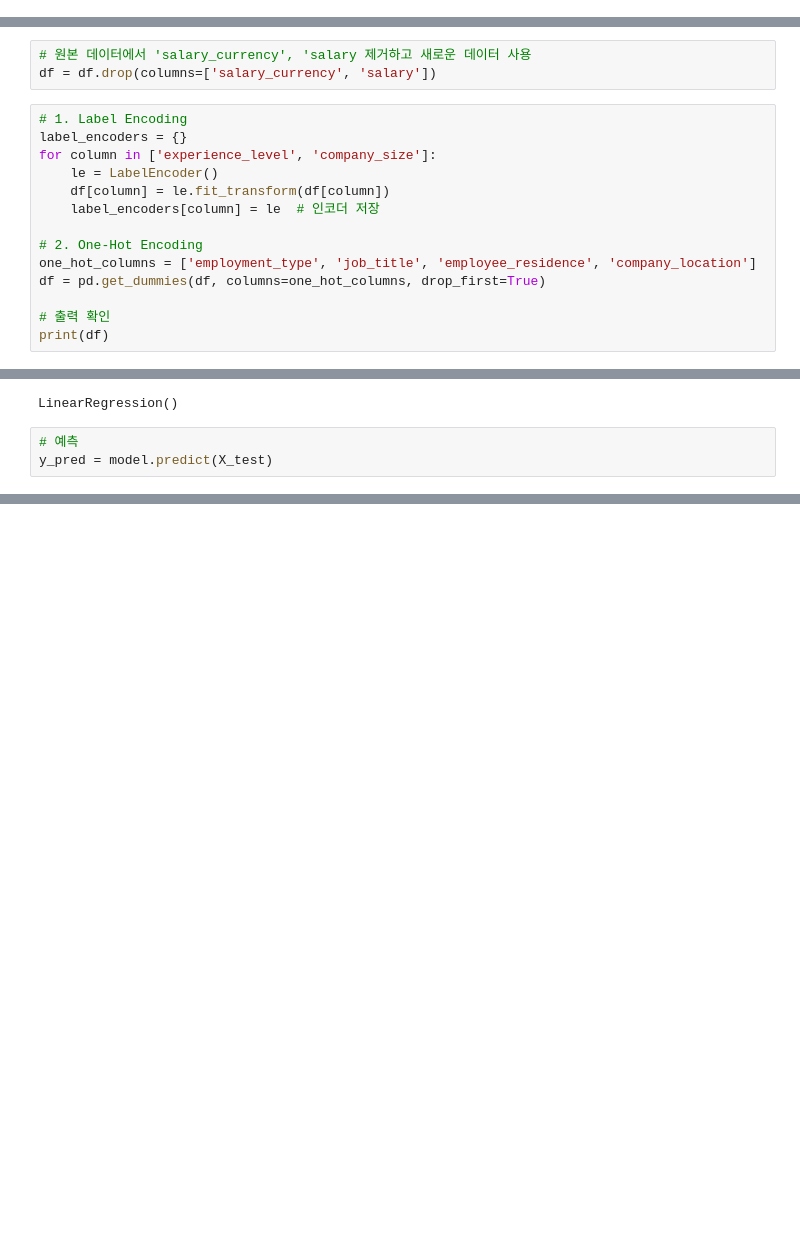
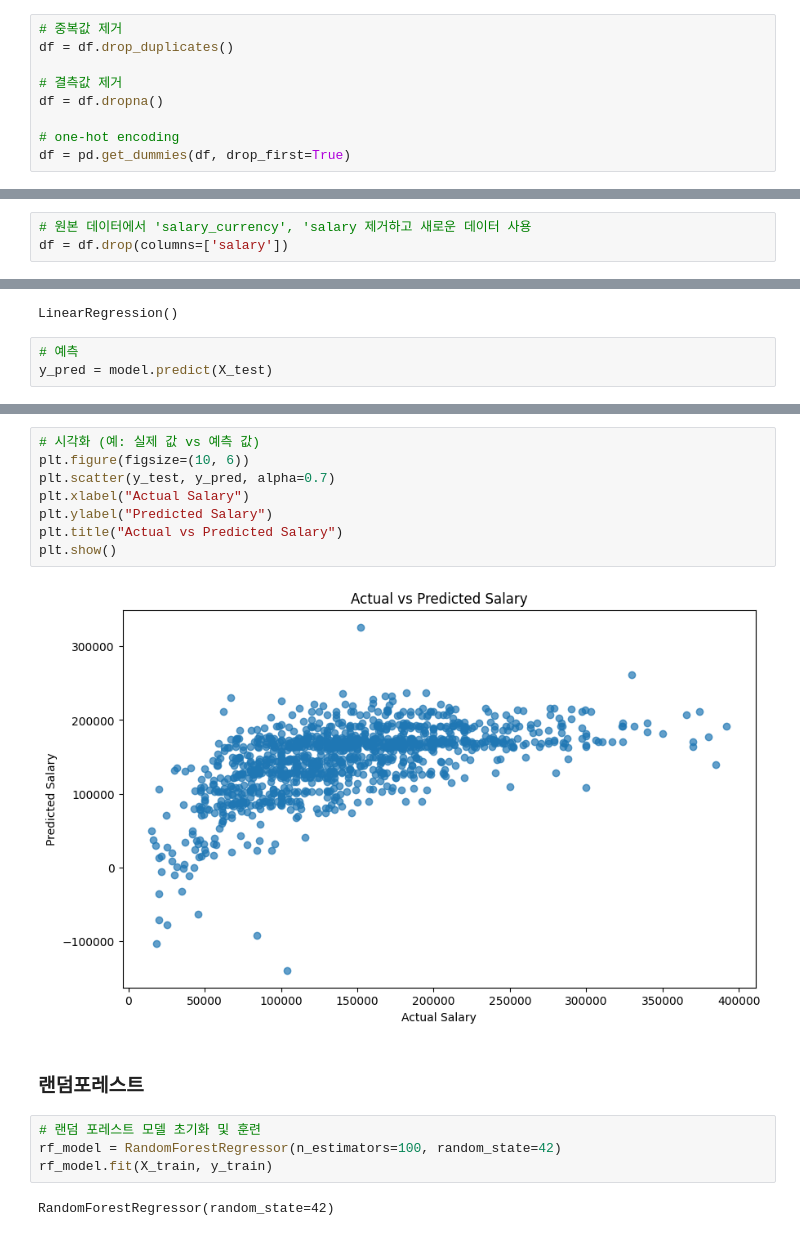
Before and after one commit to PlaidMoon99/AI_project, a Jupyter notebook: global_tech_salary_regression.ipynb, the cells around one changed output, grey strips where cells are left out. Cells and saved outputs as stored; diff of their text form; blank space fills up the shorter version.

```diff
--- a/global_tech_salary_regression.ipynb
+++ b/global_tech_salary_regression.ipynb
@@ -16 +39,10 @@ df = pd.read_csv('./dataset/global_tech_salary.txt', delimiter=',')
+# %%
+# 중복값 제거
+df = df.drop_duplicates()
+
+# 결측값 제거
+df = df.dropna()
+
+# one-hot encoding
+df = pd.get_dummies(df, drop_first=True)
 # %%
@@ -40,17 +60,3 @@ print(f"중복값 제거 후 데이터 크기: {df.shape}")
 # %%
 # 원본 데이터에서 'salary_currency', 'salary 제거하고 새로운 데이터 사용
-df = df.drop(columns=['salary_currency', 'salary'])
+df = df.drop(columns=['salary'])
-# %%
-# 1. Label Encoding
-label_encoders = {}
-for column in ['experience_level', 'company_size']:
-    le = LabelEncoder()
-    df[column] = le.fit_transform(df[column])
-    label_encoders[column] = le  # 인코더 저장
-
-# 2. One-Hot Encoding
-one_hot_columns = ['employment_type', 'job_title', 'employee_residence', 'company_location']
-df = pd.get_dummies(df, columns=one_hot_columns, drop_first=True)
-
-# 출력 확인
-print(df)
@@ -123,0 +109,18 @@ y = numeric_df.iloc[:, -1].values
+# %%
+# 시각화 (예: 실제 값 vs 예측 값)
+plt.figure(figsize=(10, 6))
+plt.scatter(y_test, y_pred, alpha=0.7)
+plt.xlabel("Actual Salary")
+plt.ylabel("Predicted Salary")
+plt.title("Actual vs Predicted Salary")
+plt.show()
+# %% [output]
+[figure, added]
+# %% [markdown]
+### 랜덤포레스트
+# %%
+# 랜덤 포레스트 모델 초기화 및 훈련
+rf_model = RandomForestRegressor(n_estimators=100, random_state=42)
+rf_model.fit(X_train, y_train)
+# %% [output]
+RandomForestRegressor(random_state=42)
```
Also changed, not shown: parts of 37 cells of this notebook.
